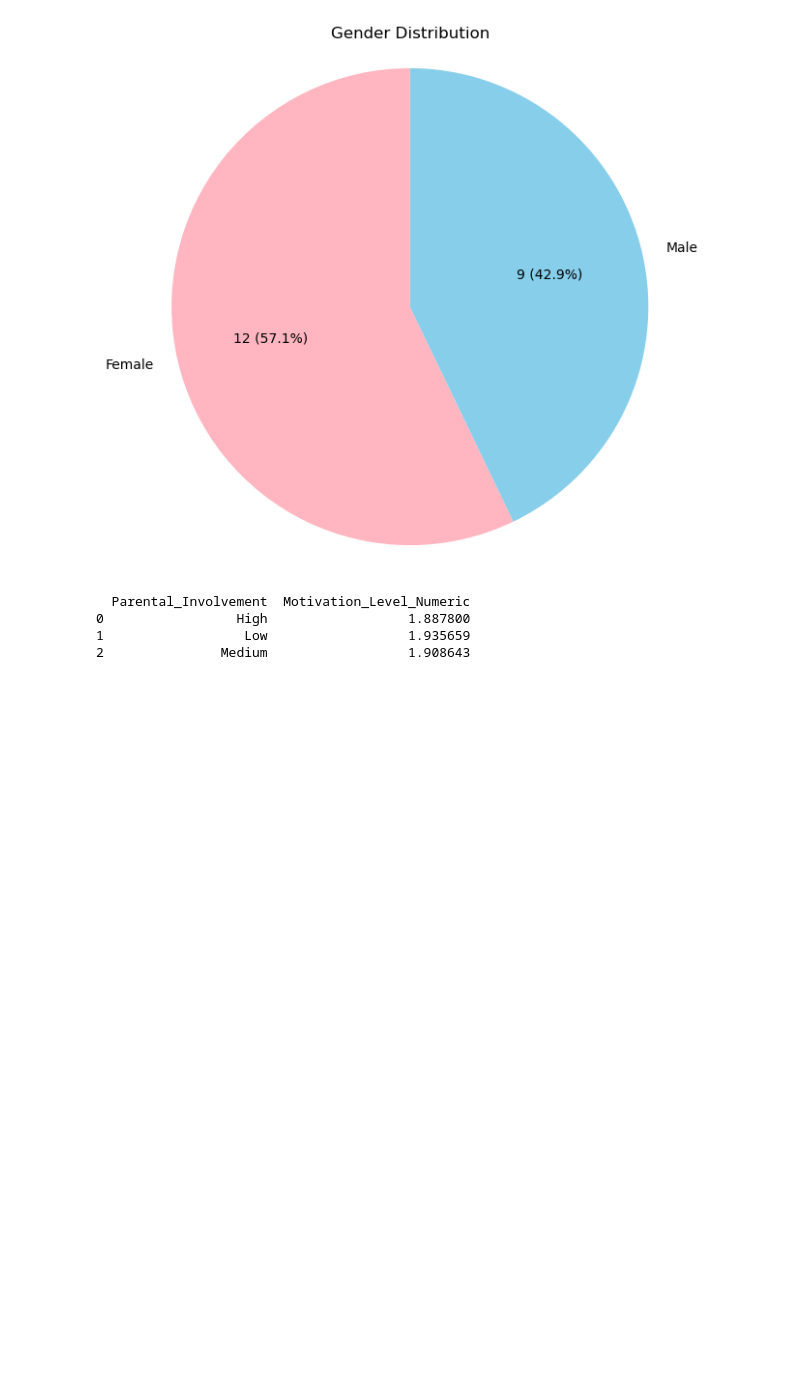
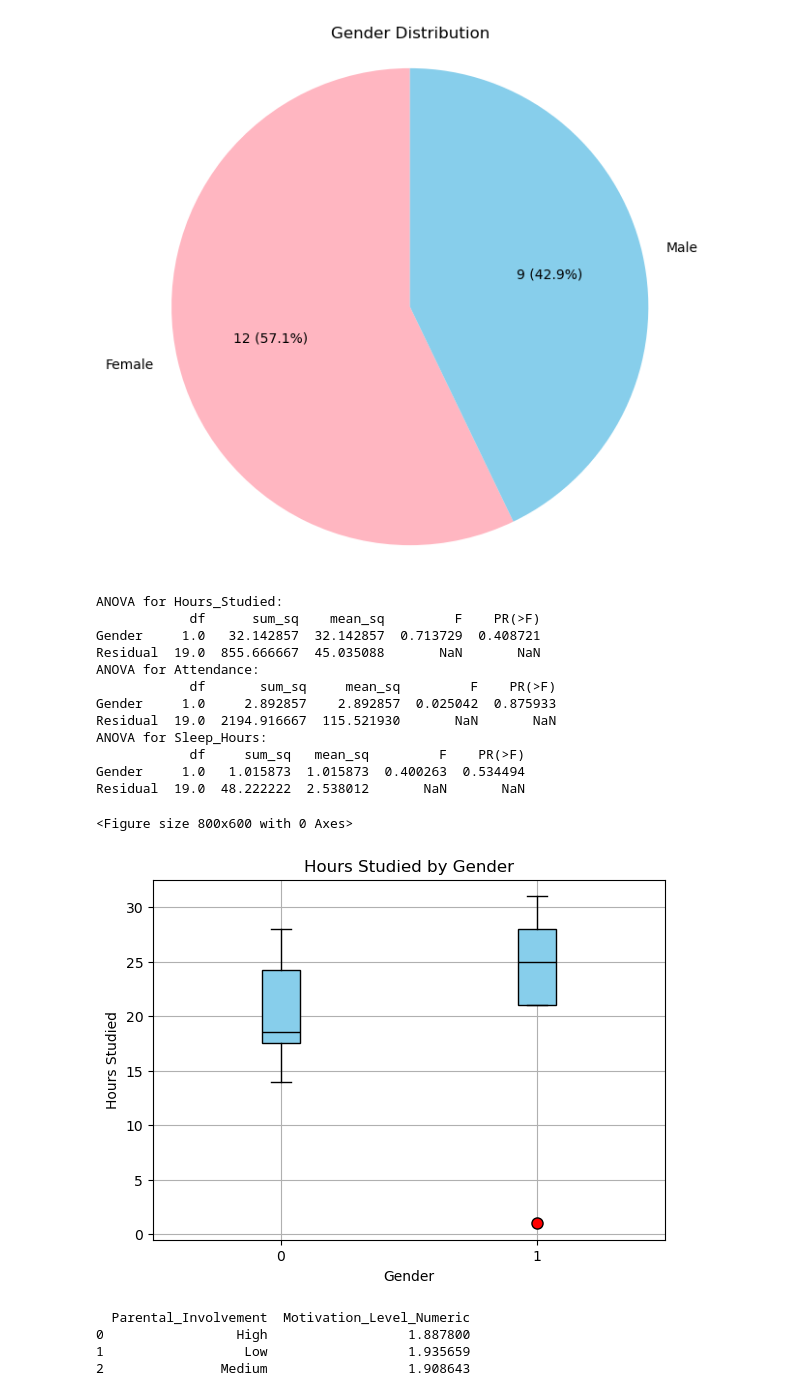
Before and after one commit to mgreiss/Project-1---SMU, a Jupyter notebook: dataAnalysis.ipynb, the cells around one changed output. Saved outputs shown, nothing was run; the diff lists cells and outputs as text; code cells hidden in the pictures; blank space fills up the shorter version.

Commit message:
11/19 commit
dataExploration and dataAnalysis notebook changes

```diff
--- a/dataAnalysis.ipynb
+++ b/dataAnalysis.ipynb
@@ -24,6 +27,7 @@ le = LabelEncoder()
 #Different mapping method for machine learning model
 encoded_df['Parental_Involvement'] = le.fit_transform(student_df['Parental_Involvement'])
 encoded_df['Access_to_Resources'] = le.fit_transform(student_df['Access_to_Resources'])
+encoded_df['Sleep_Hours'] = le.fit_transform(student_df['Sleep_Hours'])
 encoded_df['Extracurricular_Activities'] = le.fit_transform(student_df['Extracurricular_Activities'])
 encoded_df['Motivation_Level'] = le.fit_transform(student_df['Motivation_Level'])
 encoded_df['Internet_Access'] = le.fit_transform(student_df['Internet_Access'])
@@ -59,9 +63,6 @@ encoded_df.head(25)
 #Dataframe sorted by Exam scores and creates dataframe filter by exam scores over 90
 A_grade_dataframe = student_df[(student_df["Exam_Score"] >= 90)].sort_values(["Exam_Score"], ascending=False)
 A_grade_dataframe.head(10)
-
-A_grade_dataframe = student_df[(student_df["Exam_Score"] >= 90)].sort_values(["Exam_Score"], ascending=False)
-A_grade_dataframe.head(10)
 # %% [output]
 |  | Hours_Studied | Attendance | Parental_Involvement | Access_to_Resources | Extracurricular_Activities | ... |
 | 93 | 18 | 89 | High | Medium | Yes | ... |
@@ -485,3 +412,10 @@ def func(pct, allvals):
+# %%
+# Perform ANOVA for each variable by Gender
+def perform_anova(data, dependent_var, independent_var='Gender'):
+    model = ols(f'{dependent_var} ~ {independent_var}', data=data).fit()
+    anova_result = anova_lm(model)
+    print(f"ANOVA for {dependent_var}:")
+    print(anova_result)
 # %%
 #Q1: What patterns/relationships can be identified between specific factors and Exam_score/Difference for each quartile of exam scores
 #A1: The two most positvilty correltating factors of haigher performance
@@ -571,6 +505,40 @@ plt.savefig("output_data/Fig5.png")
 plt.show()
 # %% [output]
 [figure]
+# %%
+# Perform ANOVA for relevant variables
+variables = ['Hours_Studied', 'Attendance', 'Sleep_Hours']
+for var in variables:
+    perform_anova(A_grade_dataframe, var)
+# Example: Boxplot for Hours_Studied by Gender
+plt.figure(figsize=(8, 6))
+A_grade_ec_dataframe.boxplot(column='Hours_Studied', by='Gender', patch_artist=True,
+                          boxprops=dict(facecolor='skyblue', color='black'),
+                          whiskerprops=dict(color='black'),
+                          capprops=dict(color='black'),
+                          flierprops=dict(markerfacecolor='red', marker='o', markersize=8),
+                          medianprops=dict(color='black'))
+plt.title('Hours Studied by Gender')
+plt.suptitle('')  # Removes the default title generated by boxplot
+plt.xlabel('Gender')
+plt.ylabel('Hours Studied')
+plt.savefig("output_data/Fig6_Hours.png")
+plt.show()
+# %% [output]
+ANOVA for Hours_Studied:
+            df      sum_sq    mean_sq         F    PR(>F)
+Gender     1.0   32.142857  32.142857  0.713729  0.408721
+Residual  19.0  855.666667  45.035088       NaN       NaN
+ANOVA for Attendance:
+            df       sum_sq     mean_sq         F    PR(>F)
+Gender     1.0     2.892857    2.892857  0.025042  0.875933
+Residual  19.0  2194.916667  115.521930       NaN       NaN
+ANOVA for Sleep_Hours:
+            df     sum_sq   mean_sq         F    PR(>F)
+Gender     1.0   1.015873  1.015873  0.400263  0.534494
+Residual  19.0  48.222222  2.538012       NaN       NaN
+<Figure size 800x600 with 0 Axes>
+[figure, added]
 # %%
 #Charles Q3: Is there a correlation between the number of hours of sleep per night and attendance? Charles
 #linearRegressionplots(A_grade_dataframe["Exam_Score"], A_grade_dataframe["Attendance"], "Exam Score", "Parental Attendance", "Exam Score by Attendance")
```
Also changed, not shown: parts of 11 cells of this notebook, 1 other file.
